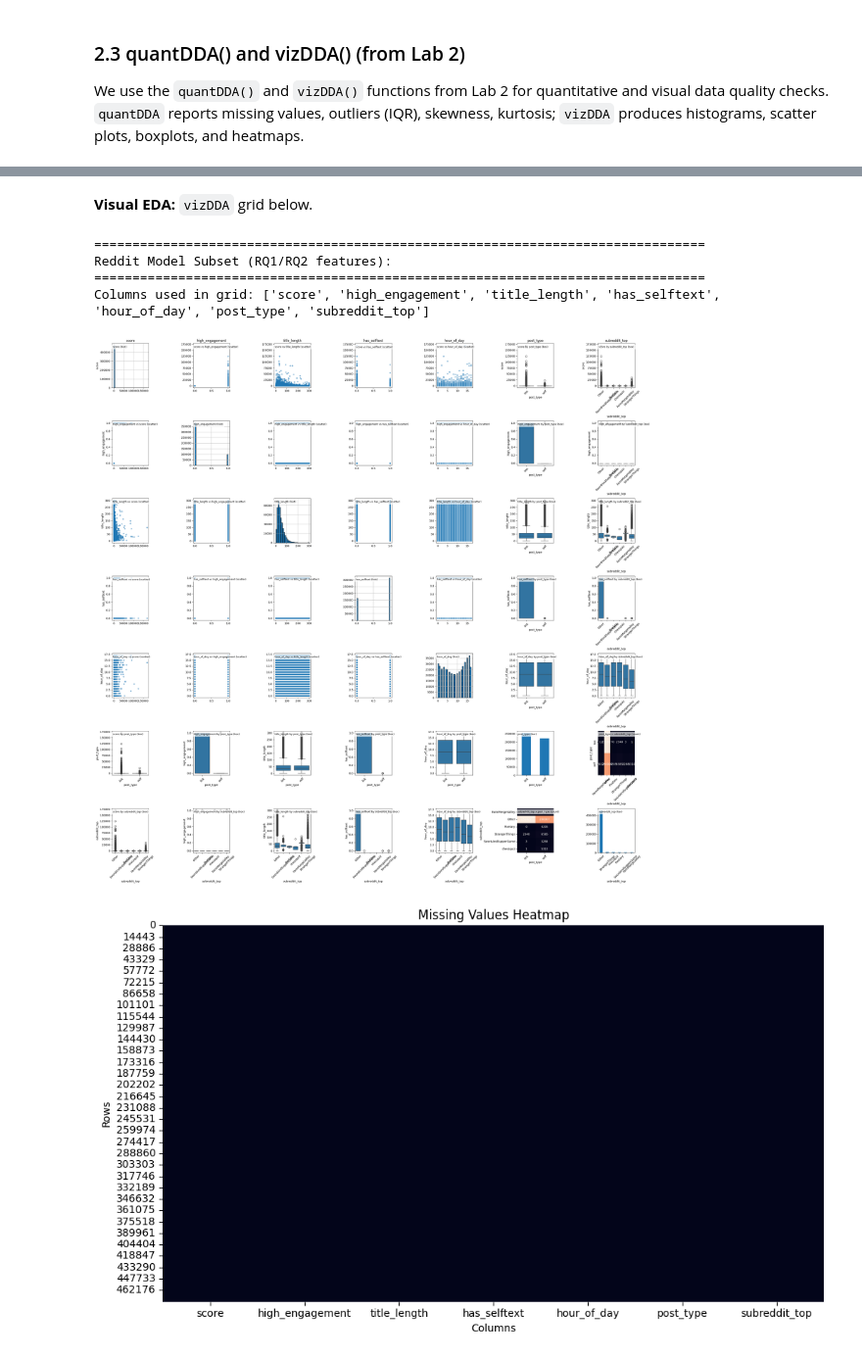
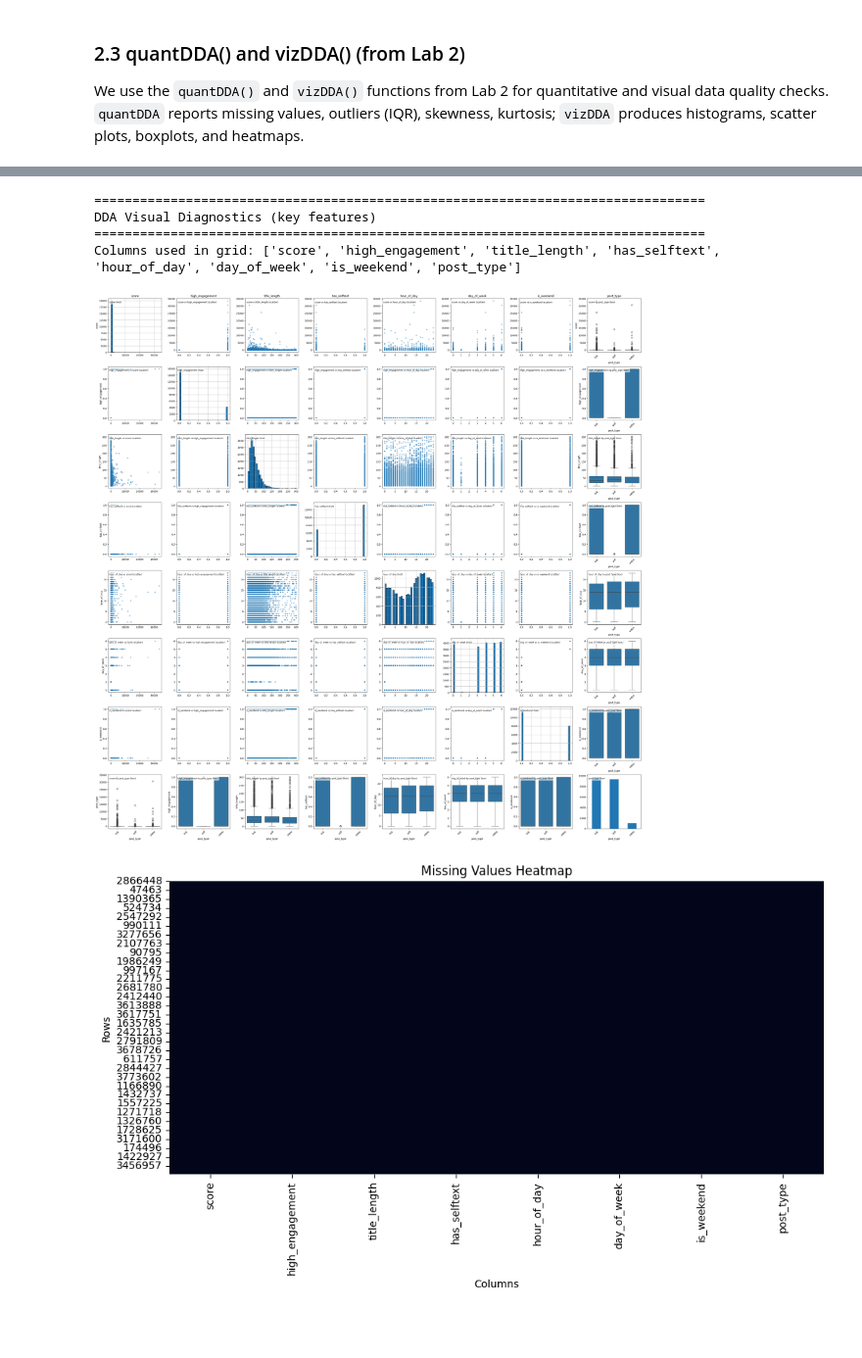
Before and after one commit to thameem-a/COMP-333-Project, a Jupyter notebook: Project/Phase 1/Phase_1.ipynb, the cells around one changed output, grey strips where cells are left out. Shown at 98% size. Saved outputs shown, nothing was run; the diff lists cells and outputs as text; code cells hidden in the pictures; blank space fills up the shorter version.

```diff
--- a/Project/Phase 1/Phase_1.ipynb
+++ b/Project/Phase 1/Phase_1.ipynb
@@ -379,22 +558,22 @@ def vizDDA(name, df):
     plt.ylabel("Rows")
     plt.tight_layout()
     plt.show()
-# %% [markdown]
-**Visual EDA:** `vizDDA` grid below.
 # %%
-# Viz subset: RQ1/RQ2 features (numeric + low-cardinality categorical)
-viz_cols = ["score", "high_engagement", "title_length", "has_selftext", "hour_of_day", "post_type"]
-df_viz = df_model[[c for c in viz_cols if c in df_model.columns]].copy()
-top_subs = df_model["subreddit"].value_counts().head(5).index.tolist()
-df_viz["subreddit_top"] = df_model["subreddit"].apply(lambda x: x if x in top_subs else "Other")
-vizDDA("Reddit Model Subset (RQ1/RQ2 features):", df_viz)
+# Viz subset: RQ1/RQ2
+cols_for_viz = [
+    "score", "high_engagement",
+    "title_length", "has_selftext",
+    "hour_of_day", "day_of_week", "is_weekend",
+    "post_type"
+]
+vizDDA("DDA Visual Diagnostics (key features)", df_clean[cols_for_viz].sample(20000, random_state=42))
 # %% [output]
 ================================================================================
-Reddit Model Subset (RQ1/RQ2 features):
+DDA Visual Diagnostics (key features)
 ================================================================================
-Columns used in grid: ['score', 'high_engagement', 'title_length', 'has_selftext', 'hour_of_day', 'post_type', 'subreddit_top']
+Columns used in grid: ['score', 'high_engagement', 'title_length', 'has_selftext', 'hour_of_day', 'day_of_week', 'is_weekend', 'post_type']
-[figure, old version]
+[figure, new version]
-[figure, old version]
+[figure, new version]
 # %% [markdown]
 # 3. Exploratory Data Analysis (EDA)
 
```
Also changed, not shown: parts of 10 cells of this notebook.
